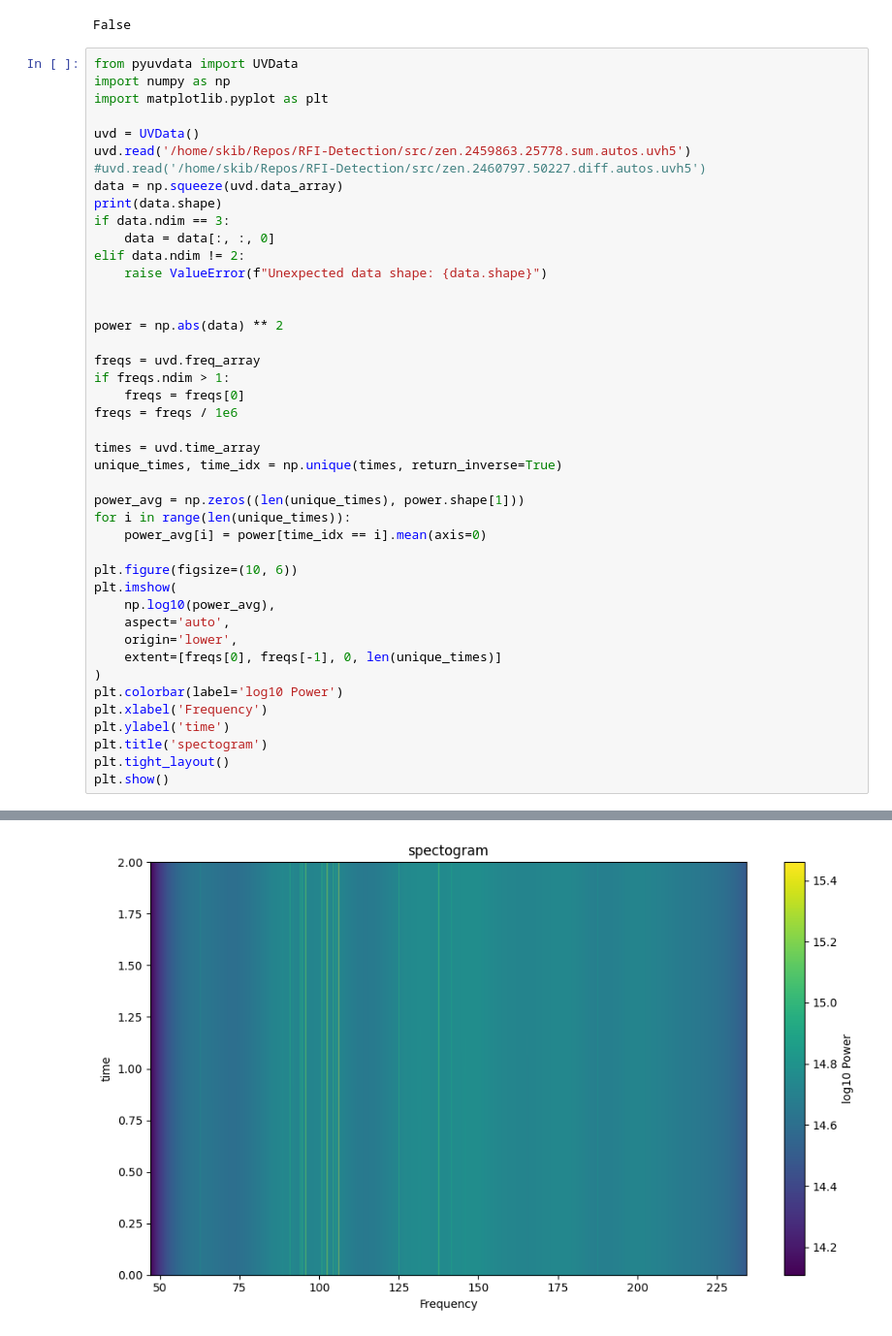
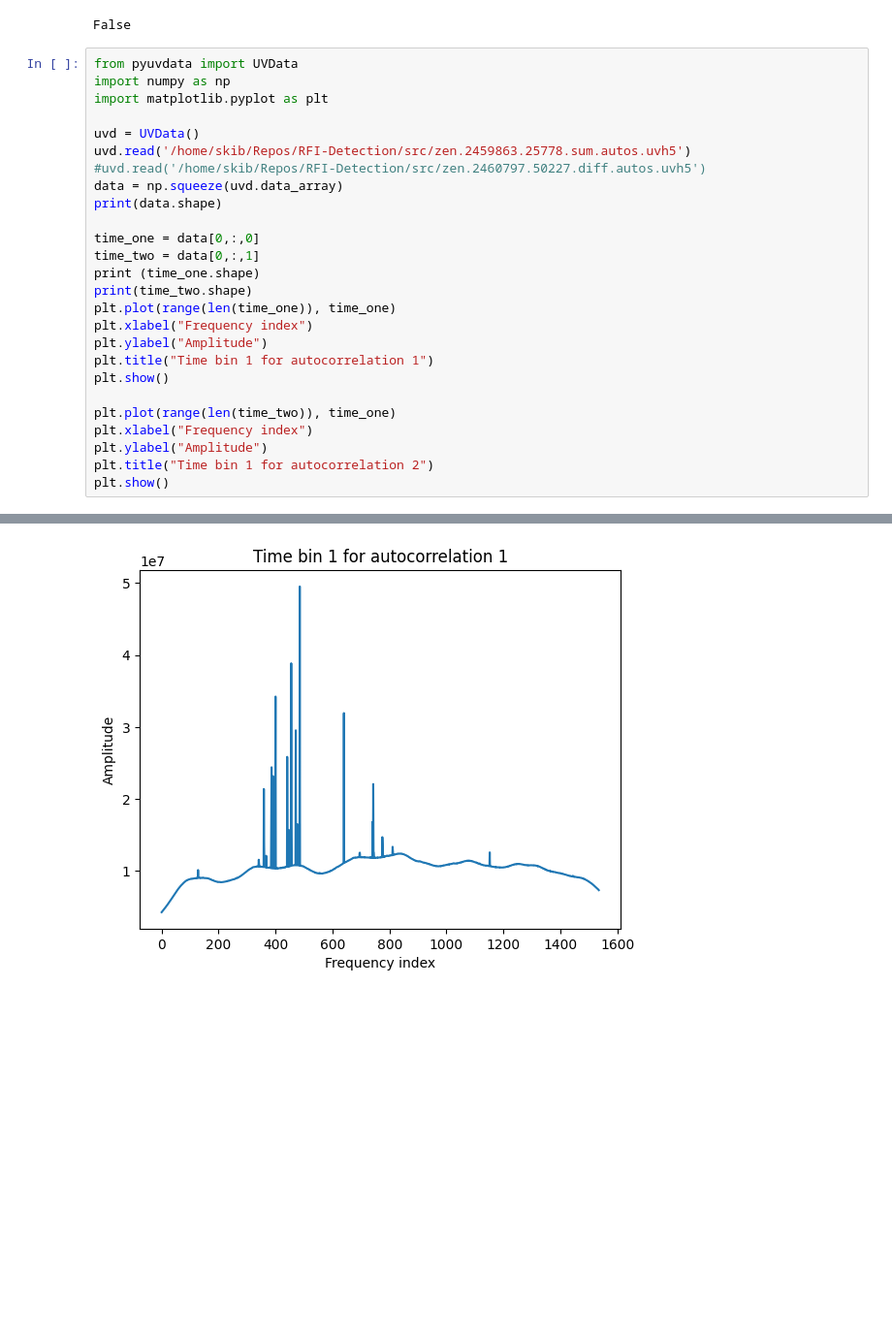
Before and after one commit to Jhone-Paul/RFI-Detection, a Jupyter notebook: src/Spectograms.ipynb, the cells around one changed output, grey strips where cells are left out. Shown at 97% size. Drawn from its saved outputs; the diff is of its cells as text; blank space fills up the shorter version.

Commit message:
added the bandpass plots

```diff
--- a/src/Spectograms.ipynb
+++ b/src/Spectograms.ipynb
@@ -279,37 +280,20 @@ uvd.read('/home/skib/Repos/RFI-Detection/src/zen.2459863.25778.sum.autos.uvh5')
 #uvd.read('/home/skib/Repos/RFI-Detection/src/zen.2460797.50227.diff.autos.uvh5')
 data = np.squeeze(uvd.data_array)
 print(data.shape)
-if data.ndim == 3:
-    data = data[:, :, 0]
-elif data.ndim != 2:
-    raise ValueError(f"Unexpected data shape: {data.shape}")
 
+time_one = data[0,:,0]
+time_two = data[0,:,1]
+print (time_one.shape)
+print(time_two.shape)
+plt.plot(range(len(time_one)), time_one)
+plt.xlabel("Frequency index")
+plt.ylabel("Amplitude")
+plt.title("Time bin 1 for autocorrelation 1")
+plt.show()
 
-power = np.abs(data) ** 2
-
-freqs = uvd.freq_array
-if freqs.ndim > 1:
-    freqs = freqs[0]
-freqs = freqs / 1e6
-
-times = uvd.time_array
-unique_times, time_idx = np.unique(times, return_inverse=True)
-
-power_avg = np.zeros((len(unique_times), power.shape[1]))
-for i in range(len(unique_times)):
-    power_avg[i] = power[time_idx == i].mean(axis=0)
-
-plt.figure(figsize=(10, 6))
-plt.imshow(
-    np.log10(power_avg),
-    aspect='auto',
-    origin='lower',
-    extent=[freqs[0], freqs[-1], 0, len(unique_times)]
-)
-plt.colorbar(label='log10 Power')
-plt.xlabel('Frequency')
-plt.ylabel('time')
-plt.title('spectogram')
-plt.tight_layout()
+plt.plot(range(len(time_two)), time_one)
+plt.xlabel("Frequency index")
+plt.ylabel("Amplitude")
+plt.title("Time bin 1 for autocorrelation 2")
 plt.show()
 # %% [output]
@@ -318 +305 @@ WARNING: XDG_CACHE_HOME is set to '/home/skib/.cache', but the default location,
-[figure, old version]
+[figure, new version]
```
Also changed, not shown: parts of 2 cells of this notebook.
